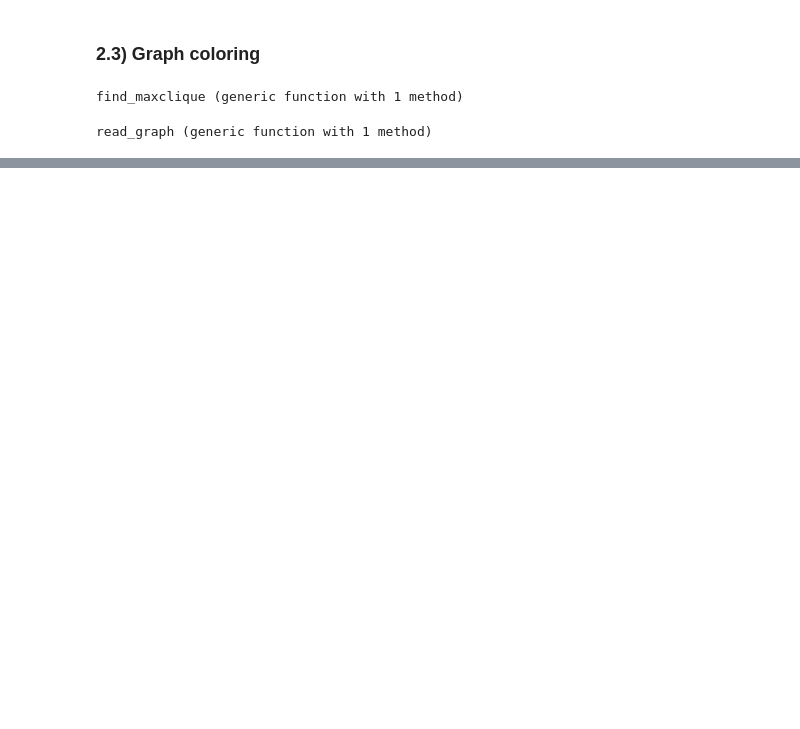
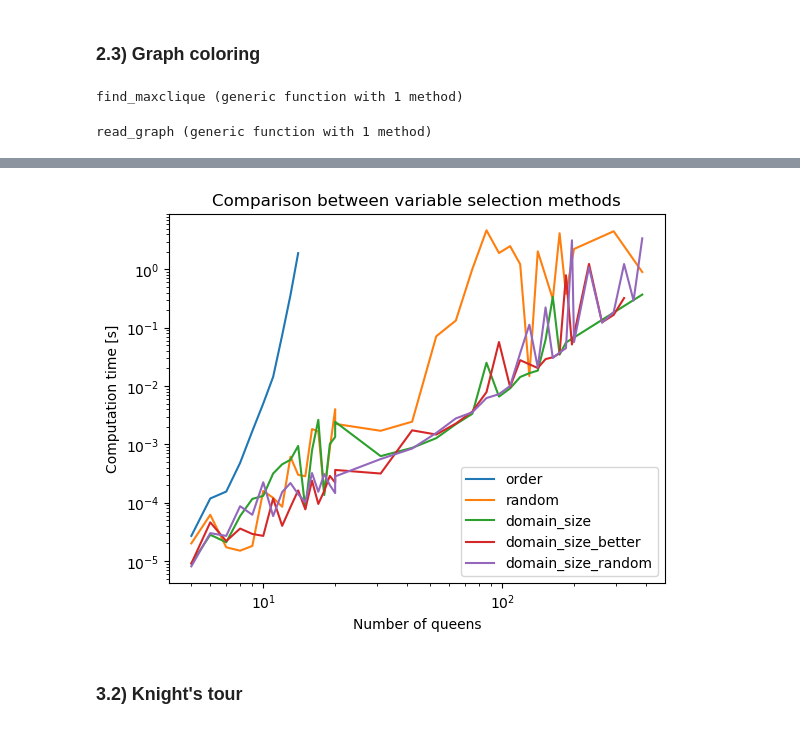
Before and after one commit to gdalle/CSP, a Jupyter notebook: CSP_light.ipynb, the cells around one changed output, grey strips where cells are left out. Drawn from its saved outputs; the diff is of its cells as text; code cells hidden in the pictures; blank space fills up the shorter version.

```diff
--- a/CSP_light.ipynb
+++ b/CSP_light.ipynb
@@ -725,0 +869,38 @@ set_backtracking_params(
+# %%
+sizes = Dict{String, Array{Int64, 1}}()
+times = Dict{String, Array{Float64, 1}}()
+
+for var_selection_method in ["order", "random", "domain_size", "domain_size_better", "domain_size_random"]
+    sizes[var_selection_method] = Int64[]
+    times[var_selection_method] = Float64[]
+end
+
+@showprogress for N in vcat(collect(5:20), collect(20:11:200), collect(200:31:400))
+    for var_selection_method in ["order", "random", "domain_size", "domain_size_better", "domain_size_random"]
+        nqueens = define_nqueens(N)
+        set_params(nqueens, Dict("variable_selection"=>var_selection_method))
+        res = solve!(nqueens)
+        if res != nothing
+            s, i, n, t = res
+            push!(sizes[var_selection_method], N)
+            push!(times[var_selection_method], t)
+        end
+    end
+end
+# %%
+close()
+yscale("log")
+xscale("log")
+for var_selection_method in ["order", "random", "domain_size", "domain_size_better", "domain_size_random"]
+    plot(sizes[var_selection_method], times[var_selection_method],
+        linestyle="-", label=var_selection_method)
+end
+legend()
+xlabel("Number of queens")
+ylabel("Computation time [s]")
+title("Comparison between variable selection methods")
+show()
+# %% [output]
+[figure, added]
+# %% [markdown]
+### 3.2) Knight's tour
```
Also changed, not shown: parts of 36 cells of this notebook, 1 other file.
